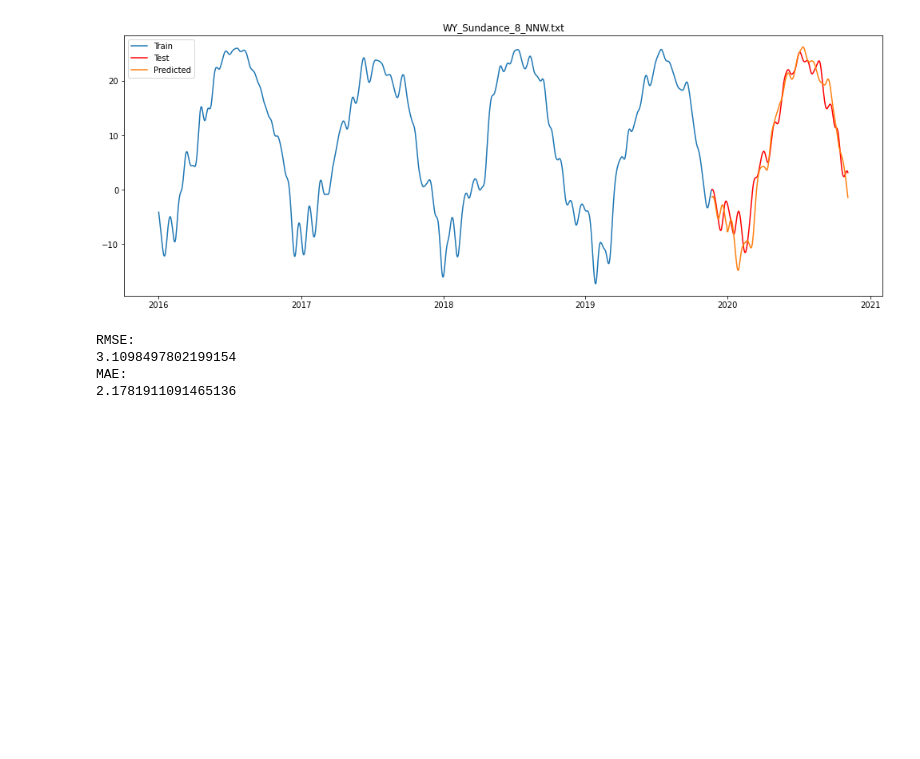
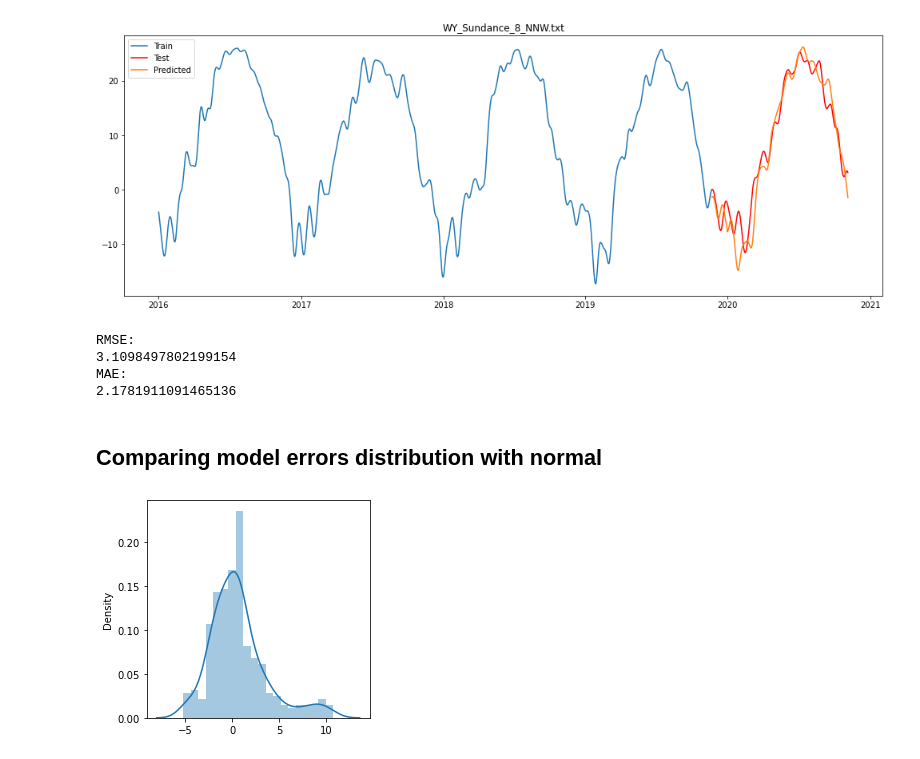
Before and after one commit to ChrisLisbon/ITMO_master_degree_classes, a Jupyter notebook: Geospatial_data_analysis/Full_project/2_predictive_model.ipynb, the cells around one changed output. Cells and saved outputs as stored; diff of their text form; code cells hidden in the pictures; blank space fills up the shorter version.

Commit message:
2_prediction_model for single example added

```diff
--- a/Geospatial_data_analysis/Full_project/2_predictive_model.ipynb
+++ b/Geospatial_data_analysis/Full_project/2_predictive_model.ipynb
@@ -132,3 +132,11 @@ RMSE:
 3.1098497802199154
 MAE:
 2.1781911091465136
+# %% [markdown]
+## Comparing model errors distribution with normal
+# %%
+plt.rcParams['figure.figsize'] = [4, 4]
+sns.distplot(test-forecasts)
+plt.show()
+# %% [output]
+[figure, added]
```
